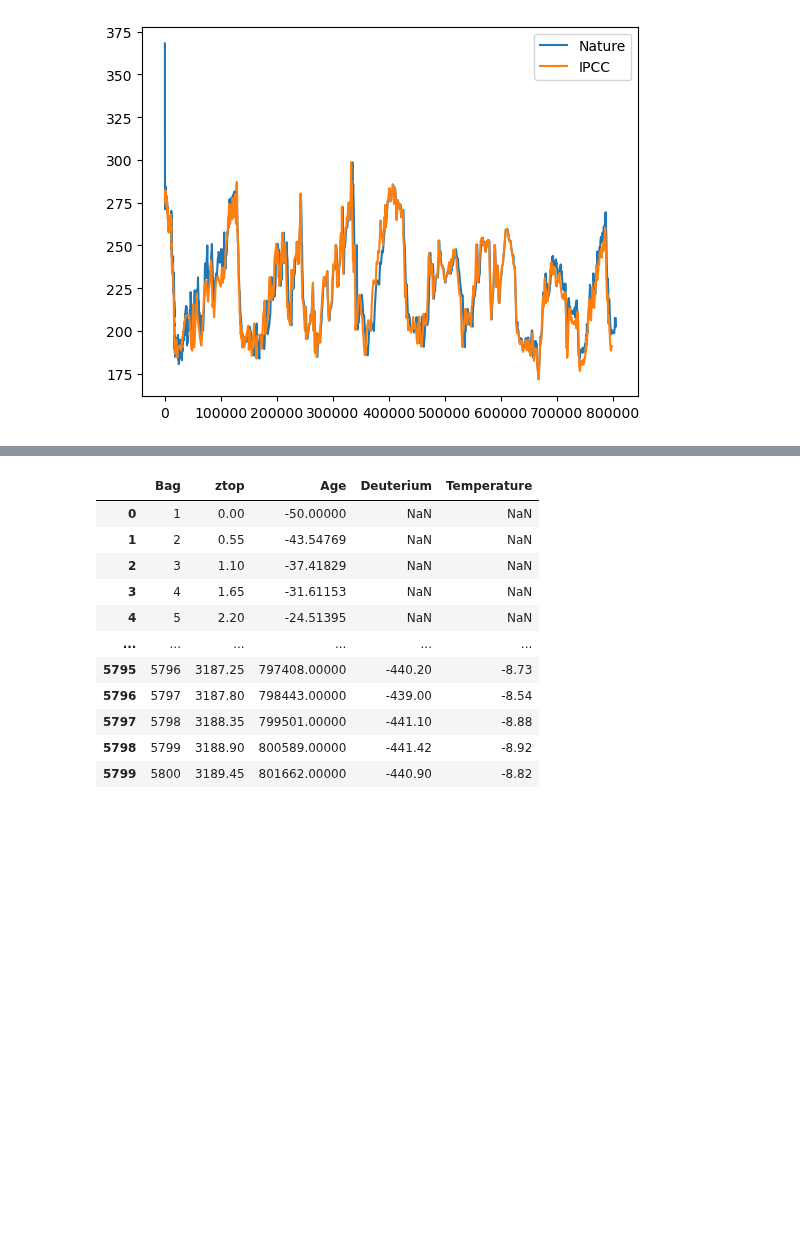
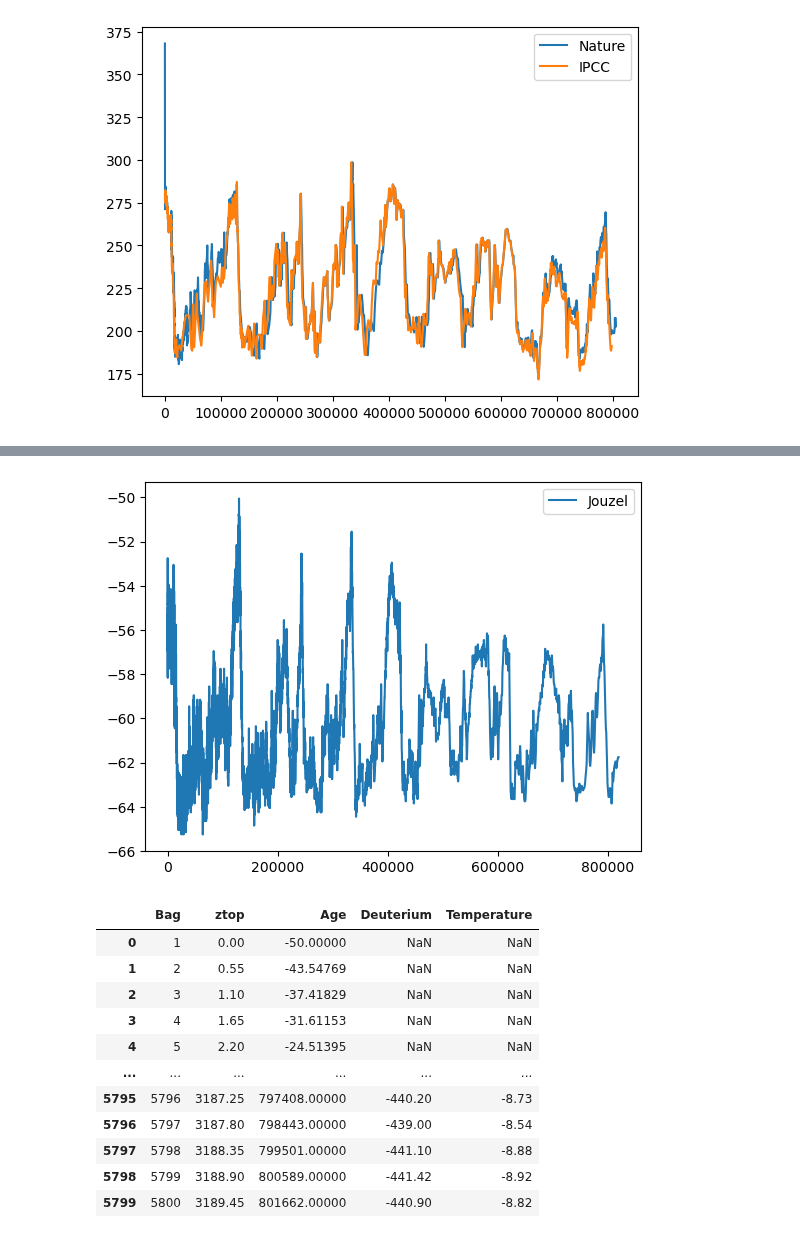
Before and after one commit to dectan/Programming-for-Data-Analysis-Project-2, a Jupyter notebook: test3.ipynb, the cells around one changed output, grey strips where cells are left out. Cells and saved outputs as stored; diff of their text form; code cells hidden in the pictures; blank space fills up the shorter version.

Commit message:
Jouzel and NOAA temp files imported and graphed.

```diff
--- a/test3.ipynb
+++ b/test3.ipynb
@@ -105,0 +103,4 @@ plt.show()
+# %%
+df14=pd.read_csv('Temp Data Jouzel.csv',encoding='Latin')
+#df13=pd.read_csv('Deuterium.csv',delimiter=r"\s+")
+df14
@@ -105,0 +121,5 @@ plt.show()
+# %%
+def kelvin_to_celsius(temp):
+    return temp - 273.15
+# %%
+df14['celsius'] = df14['temp'].apply(kelvin_to_celsius)
@@ -106 +142,8 @@ plt.show()
+# %%
+plt.plot(df14['EDC3béta'],df14['celsius'], label = 'Jouzel')
+#plt.plot(df11['EDC3_gas_a (yr)'],df11['CO2 (ppmv)'], label = 'IPCC')
+plt.legend()
+plt.show()
+# %% [output]
+[figure, added]
 # %%
```
Also changed, not shown: parts of 7 cells of this notebook, 2 other files.
